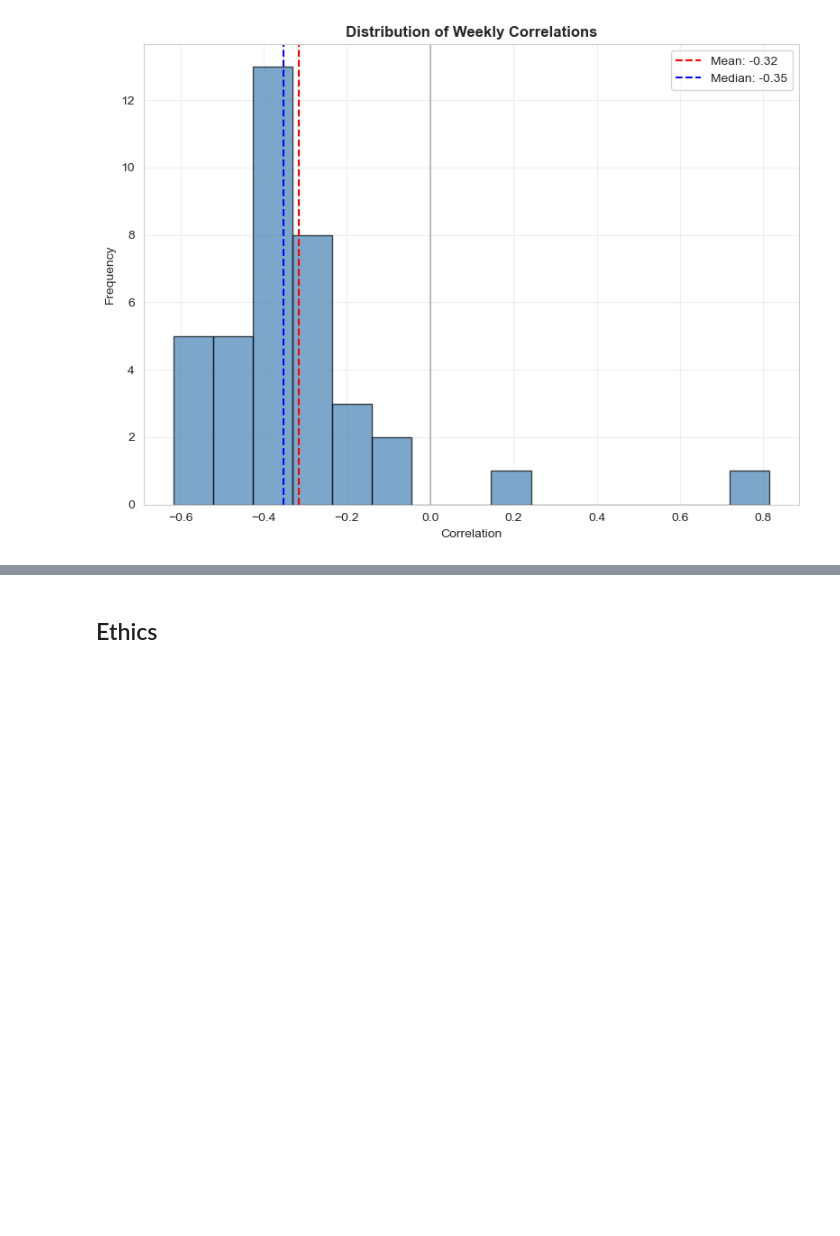
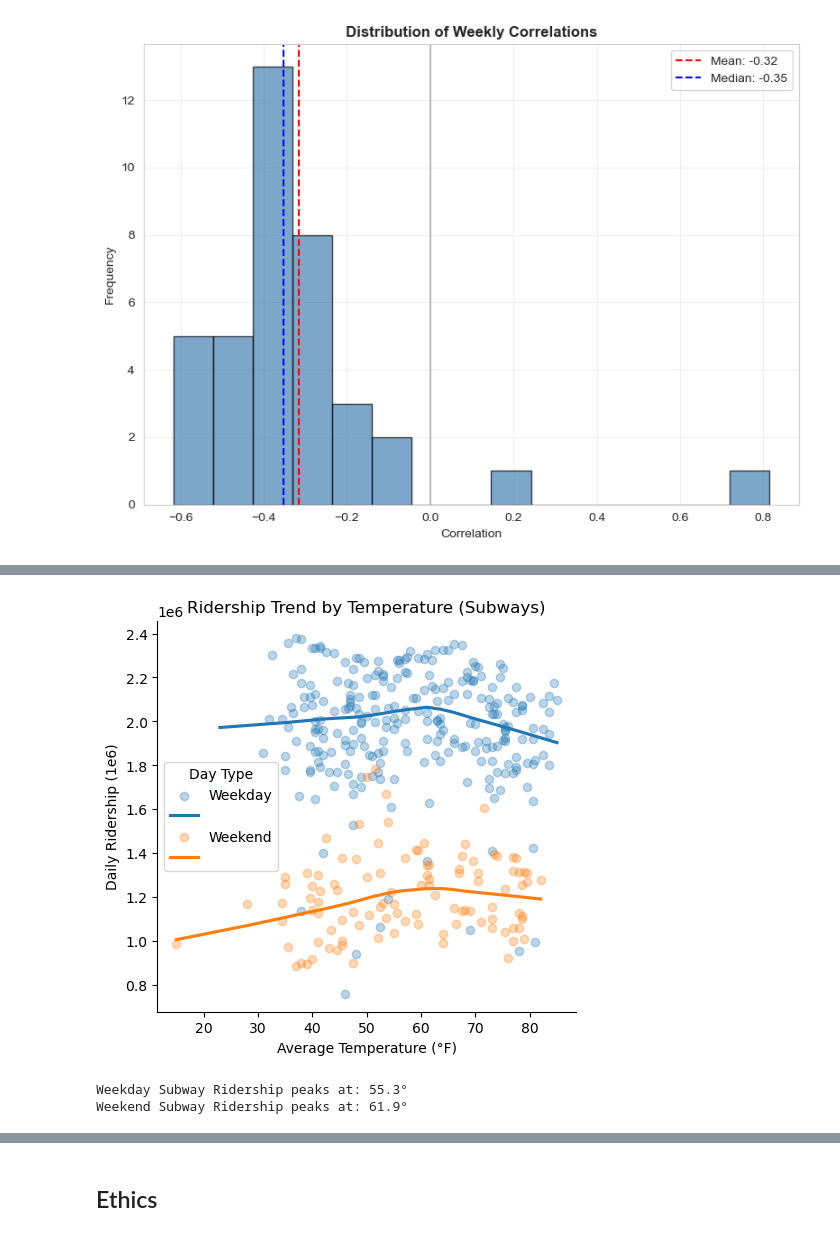
Before and after one commit to COGS108/Group063_WI26, a Jupyter notebook: 02-EDACheckpoint.ipynb, the cells around one changed output, grey strips where cells are left out. Cells and saved outputs as stored; diff of their text form; code cells hidden in the pictures; blank space fills up the shorter version.

Commit message:
weather eda

```diff
--- a/02-EDACheckpoint.ipynb
+++ b/02-EDACheckpoint.ipynb
@@ -829,0 +843,45 @@ analysis related to weather and gas goes in this section.
+# %%
+import pandas as pd
+import matplotlib.pyplot as plt
+import seaborn as sns
+import numpy as np
+
+#import data
+daily_weather = pd.read_csv("data/01-interim/Weather/CLEANED_CentralPark_Weather2023.csv")
+daily_ridership = pd.read_csv("data/01-interim/MTA_subway/MTA_Subway_Daily_Manhattan_Totals.csv")
+daily_rides = pd.read_csv("data/02-processed/daily_total_ridership.csv")
+
+daily_weather = daily_weather.drop(['Station','Name','Latitude','Longitude','Snow','Snow?', 'Precipitation', 'Rain?'], axis = 1)
+daily_weather['Date'] = pd.to_datetime(daily_weather['Date'])
+daily_ridership['date'] = pd.to_datetime(daily_ridership['date'])
+daily_rides['date'] = pd.to_datetime(daily_rides['date'])
+# %%
+#subway ridership and average temperature threshold (visual)
+daily_ridership['is_weekend'] = daily_ridership['date'].dt.dayofweek > 4
+merged = daily_ridership.merge(daily_weather, left_on='date', right_on='Date')
+sns.lmplot(x='Avg_Temp', y='ridership', data=merged, hue='is_weekend', lowess = True, scatter_kws={'alpha':0.3}, legend = False)
+plt.legend(title = 'Day Type', labels = ['Weekday',' ','Weekend',' '], loc = 'center left')
+plt.title('Ridership Trend by Temperature (Subways)')
+plt.xlabel('Average Temperature (°F)')
+plt.ylabel('Daily Ridership (1e6)')
+plt.subplots_adjust(right=0.8)
+plt.tight_layout()
+# %% [output]
+[figure, added]
+# %%
+#subway ridership and average temperature threshold (mathematical)
+def find_peak(data):
+    z = np.polyfit(data['Avg_Temp'], data['ridership'], 2)
+    p = np.poly1d(z)
+
+    peak_temp = -z[1] / (2 * z[0])
+    return peak_temp
+
+weekday_peak = find_peak(merged[merged['is_weekend'] == False])
+weekend_peak = find_peak(merged[merged['is_weekend'] == True])
+
+print(f"Weekday Subway Ridership peaks at: {weekday_peak:.1f}°")
+print(f"Weekend Subway Ridership peaks at: {weekend_peak:.1f}°")
+# %% [output]
+Weekday Subway Ridership peaks at: 55.3°
+Weekend Subway Ridership peaks at: 61.9°
```
Also changed, not shown: parts of 5 cells of this notebook.
